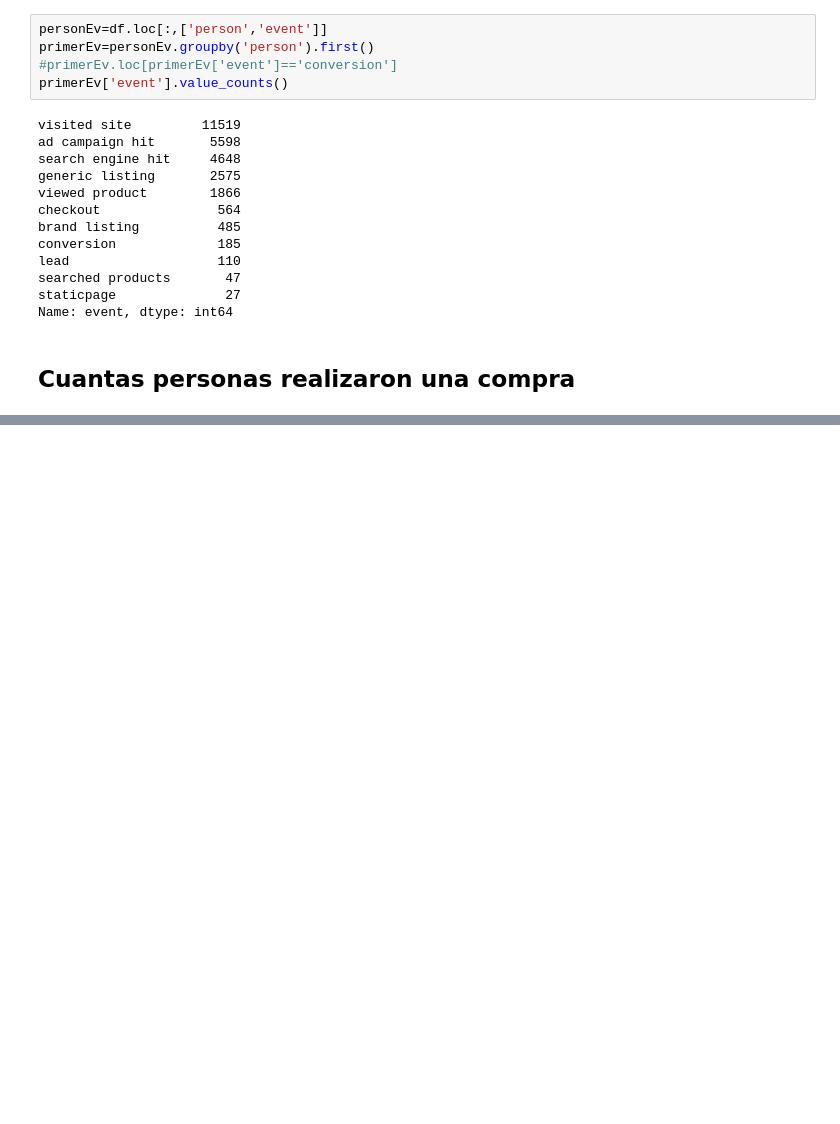
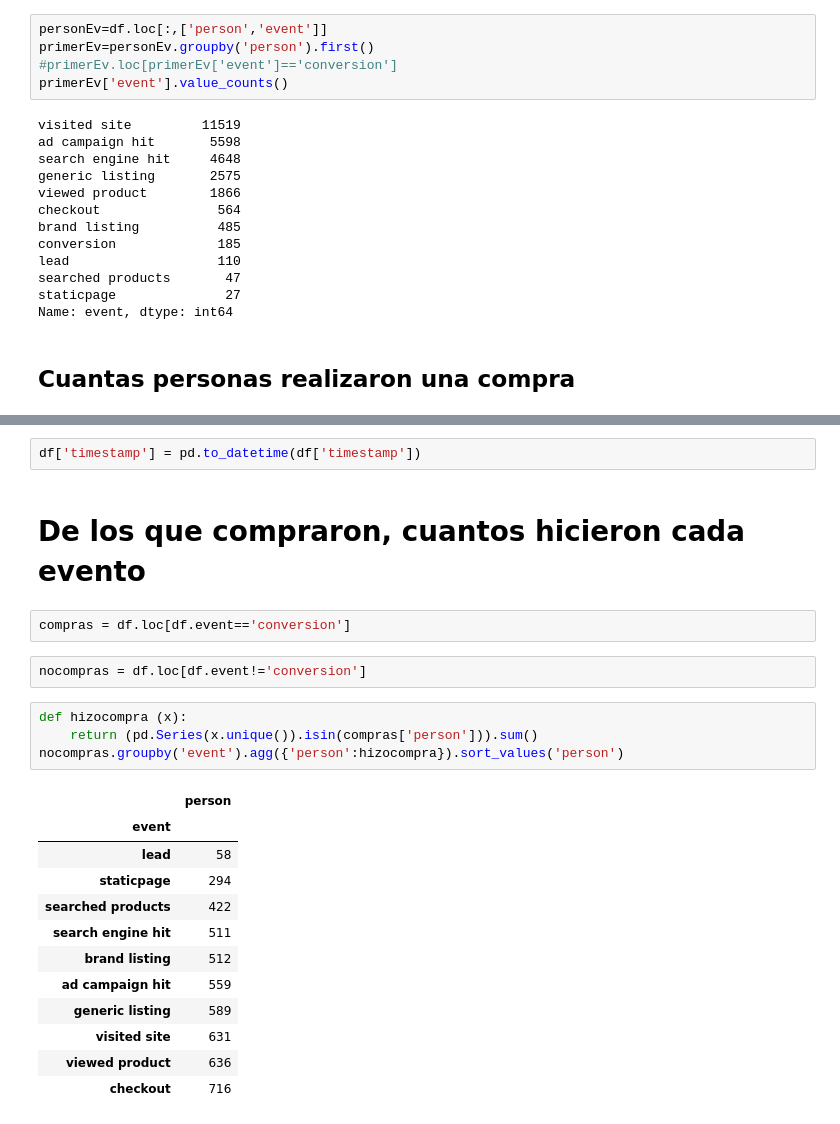
Before and after one commit to javier2409/TP1Datos2C2018, a Jupyter notebook: Analisis Personal 3.ipynb, the cells around one changed output, grey strips where cells are left out. Drawn from its saved outputs; the diff is of its cells as text; blank space fills up the shorter version.

```diff
--- a/Analisis Personal 3.ipynb
+++ b/Analisis Personal 3.ipynb
@@ -48 +38,26 @@ lead                   291
 Name: event, dtype: int64
+# %%
+df['timestamp'] = pd.to_datetime(df['timestamp'])
+# %% [markdown]
+# De los que compraron, cuantos hicieron cada evento
+# %%
+compras = df.loc[df.event=='conversion']
+# %%
+nocompras = df.loc[df.event!='conversion']
+# %%
+def hizocompra (x):
+    return (pd.Series(x.unique()).isin(compras['person'])).sum()
+nocompras.groupby('event').agg({'person':hizocompra}).sort_values('person')
+# %% [output]
+|  | person |
+| event |  |
+| lead | 58 |
+| staticpage | 294 |
+| searched products | 422 |
+| search engine hit | 511 |
+| brand listing | 512 |
+| ad campaign hit | 559 |
+| generic listing | 589 |
+| visited site | 631 |
+| viewed product | 636 |
+| checkout | 716 |
```
Also changed, not shown: parts of 9 cells of this notebook, 1 other file.
